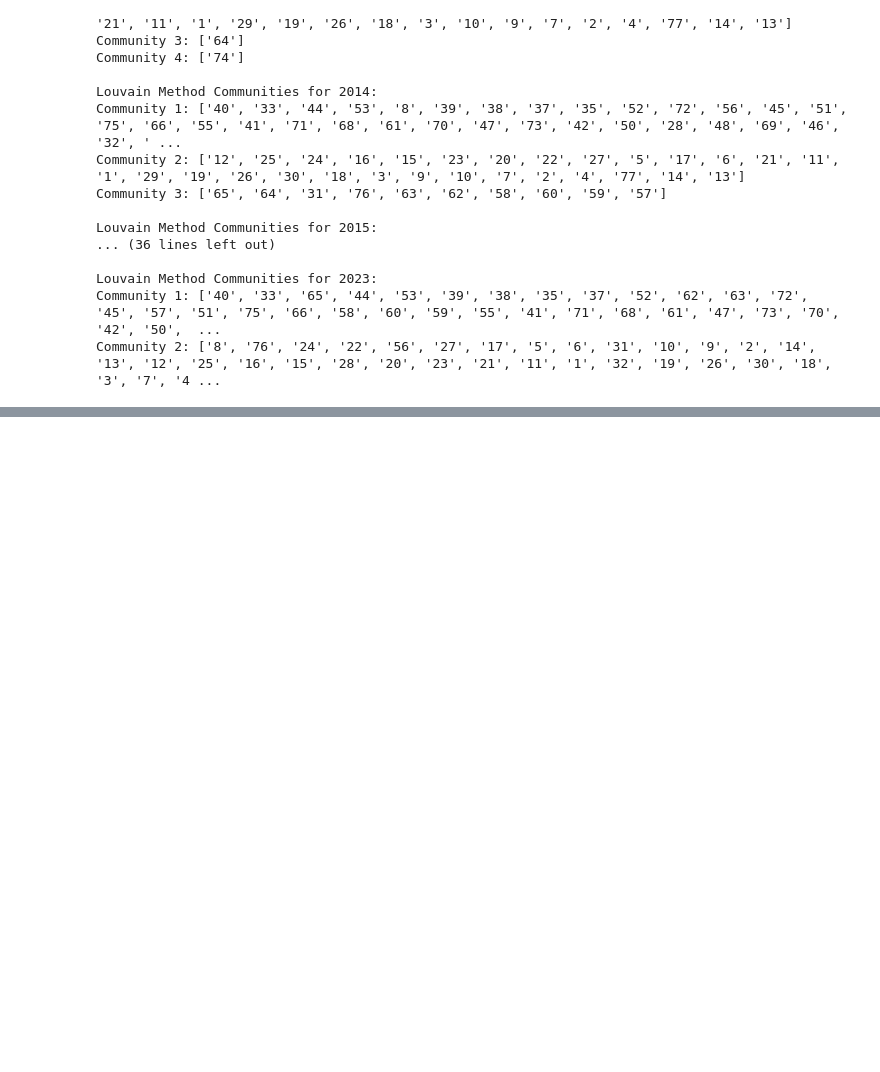
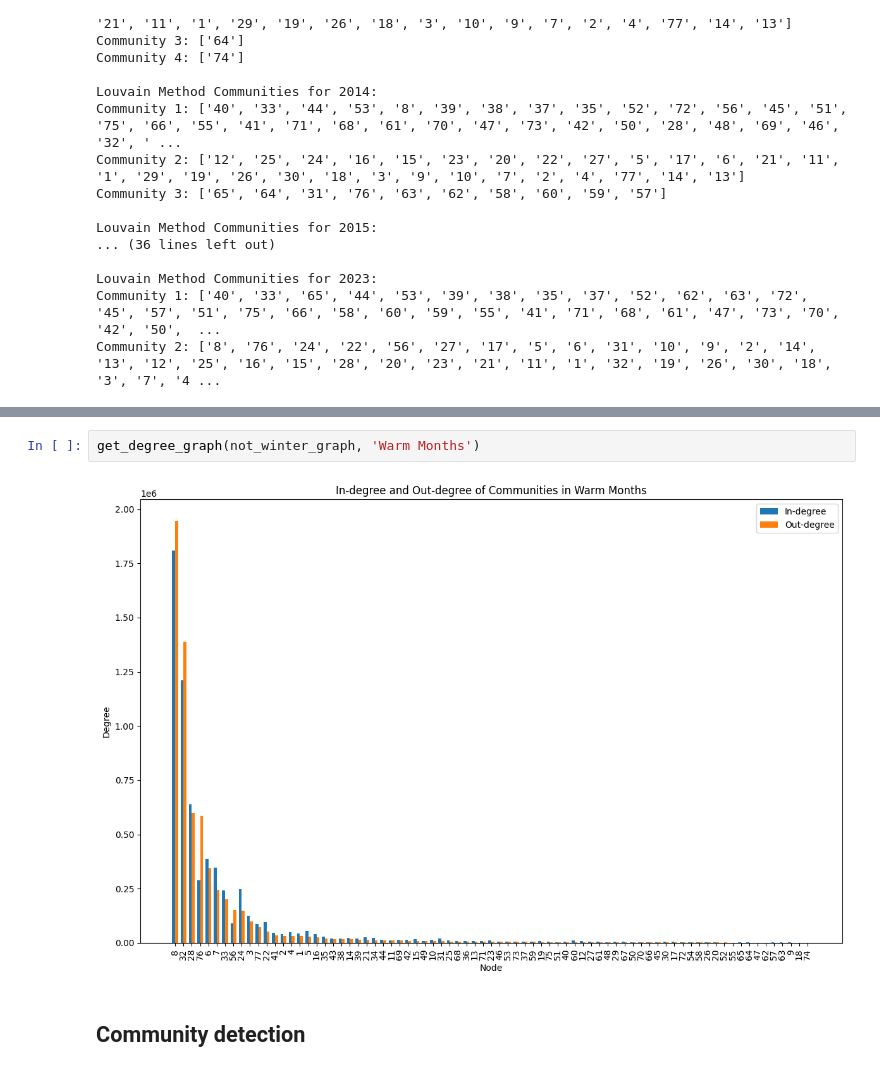
Before and after one commit to nschultze/Chicago-Taxi-Rides-Network-Analysis, a Jupyter notebook: annual_metrics.ipynb, the cells around one changed output, grey strips where cells are left out. Cells and saved outputs as stored; diff of their text form; blank space fills up the shorter version.

```diff
--- a/annual_metrics.ipynb
+++ b/annual_metrics.ipynb
@@ -290,0 +378,6 @@ Community 2: ['8', '76', '24', '22', '56', '27', '17', '5', '6', '31', '10', '9'
+# %%
+get_degree_graph(not_winter_graph, 'Warm Months')
+# %% [output]
+[figure, added]
+# %% [markdown]
+## Community detection
```
Also changed, not shown: parts of 15 cells of this notebook.
